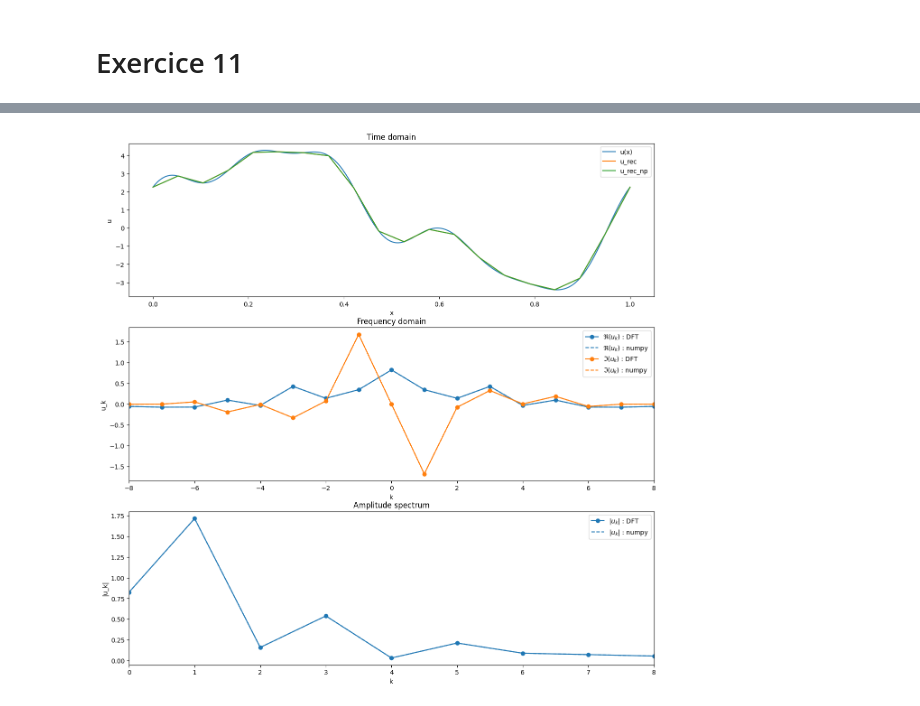
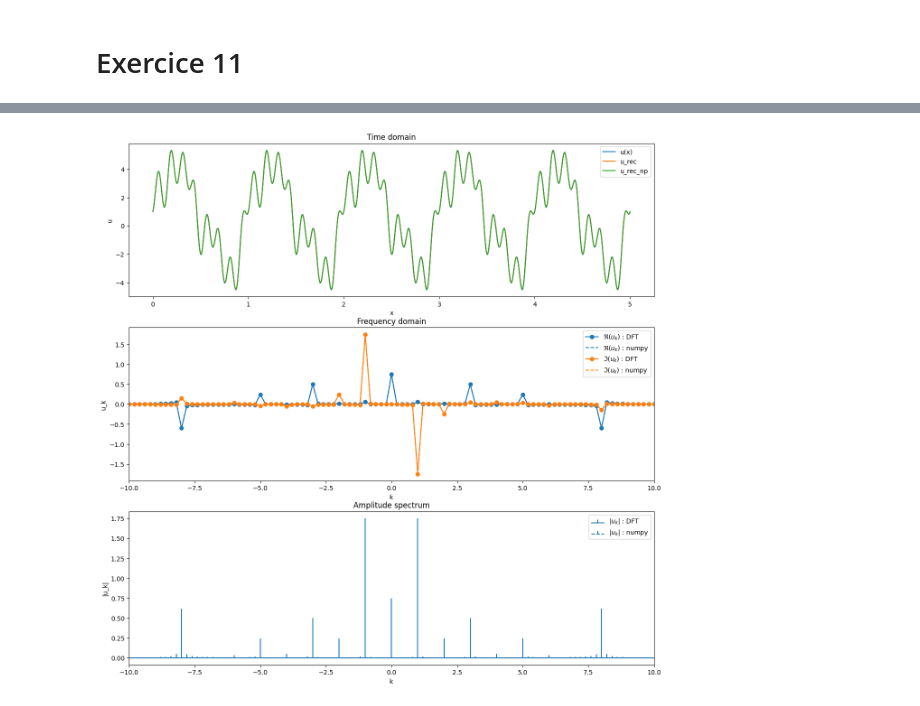
Before and after one commit to sablonl/LPHYS1303-Notebooks, a Jupyter notebook: Spectral.ipynb, the cells around one changed output, grey strips where cells are left out. Cells and saved outputs as stored; diff of their text form; code cells hidden in the pictures.

```diff
--- a/Spectral.ipynb
+++ b/Spectral.ipynb
@@ -51,7 +53,6 @@ def IDFT(X):
     return X @ M
 # %%
 def plot_DFT(k, x, u_k, u_rec, u_k_np, u_rec_np, x_all, u_all, bounds=(-10, 10)):
-    # Plot
     fig, ax = plt.subplots(3, figsize=(15, 15))
 
     ax[0].plot(x_all, u_all, label="u(x)", c='C0')
@@ -74,10 +75,11 @@ def plot_DFT(k, x, u_k, u_rec, u_k_np, u_rec_np, x_all, u_all, bounds=(-10, 10))
     ax[1].set_ylabel("u_k")
     ax[1].legend()
 
-    ax[2].plot(k, np.abs(u_k), 'o-', label="$|u_k|$ : DFT", c='C0')
-    ax[2].plot(k, np.abs(u_k_np), label="$|u_k|$ : numpy",
-               c='C0', linestyle='--')
-    ax[2].set_xbound(0.0, bounds[1])
+    ax[2].stem(k, np.abs(u_k), \
+         markerfmt=" ", basefmt="C0", label="$|u_k|$ : DFT")
+    ax[2].stem(k, np.abs(u_k_np), \
+           markerfmt=" ", basefmt="C0--", label="$|u_k|$ : numpy")
+    ax[2].set_xbound(bounds[0], bounds[1])
     ax[2].set_title("Amplitude spectrum")
     ax[2].set_xlabel("k")
     ax[2].set_ylabel("|u_k|")
@@ -87,35 +89,37 @@ def plot_DFT(k, x, u_k, u_rec, u_k_np, u_rec_np, x_all, u_all, bounds=(-10, 10))
 # %%
 # Test 1: spectre discret
 freqs_sin = [1.0, 2.0, 4.0, 6.0]
-amplis_sin = [3.5, 0.5, 0.1, 0.075]
-freqs_cos = [0.0, 3.0, 5.0]
-amplis_cos = [0.75, 1.0, 0.5]
+amplis_sin = [3.5, 0.5, -0.1, 0.075]
+freqs_cos = [0.0, 3.0, 5.0, 8.0]
+amplis_cos = [0.75, 1.0, 0.5, -1.25]
 # -> definit un spectre discret
 
 f = lambda x: sum([a * np.sin(2 * np.pi * f * x) for a, f in zip(amplis_sin, freqs_sin)]) + sum([a * np.cos(2 * np.pi * f * x) for a, f in zip(amplis_cos, freqs_cos)])
 
-x_all = np.linspace(0, 1, 5000)
+L = 5.0 # PS: physical wavenumber is k/L -> plus le domaine et N sont grands, plus on verra les delta de Dirac
+x_all = np.linspace(0, L, 5000)
 u_all = f(x_all)
 
-N = 20
-x = np.linspace(0, 1, N)
+N = 2**9
+x = np.linspace(0, L, N)
 u = f(x)
 if N % 2 == 0:
     k = np.arange(-N/2, N/2).reshape((N, 1))
 else:
     k = np.arange(-(N-1)/2, (N-1)/2 + 1).reshape((N, 1))
 
-print(f"Temps de calcul pour N = {N} avec DFT :")
-%timeit DFT(u)
+# print(f"Temps de calcul pour N = {N} avec DFT :")
+# %timeit DFT(u)
 
 u_k = DFT(u)
 u_rec = IDFT(u_k)
 
 # Via numpy
-print(f"Temps de calcul pour N = {N} avec numpy :")
-%timeit fftshift(fft(u)) / N
+# print(f"Temps de calcul pour N = {N} avec numpy :")
+# %timeit fftshift(fft(u)) / N
+
 u_k_np = fftshift(fft(u)) / N
 u_rec_np = ifft(ifftshift(u_k_np)) * N
 
-plot_DFT(k, x, u_k, u_rec, u_k_np, u_rec_np, x_all, u_all, bounds=(-max(freqs_sin + freqs_cos) - 2, max(freqs_sin + freqs_cos) + 2))
+plot_DFT(k/L, x, u_k, u_rec, u_k_np, u_rec_np, x_all, u_all, bounds=(-max(freqs_sin + freqs_cos) - 2, max(freqs_sin + freqs_cos) + 2))
 # %% [output]
@@ -126,3 +126,3 @@ Temps de calcul pour N = 20 avec numpy :
-[figure, old version]
+[figure, new version]
 # %%
 # Test 2: spectre continu
```
Also changed, not shown: parts of 13 cells of this notebook.
